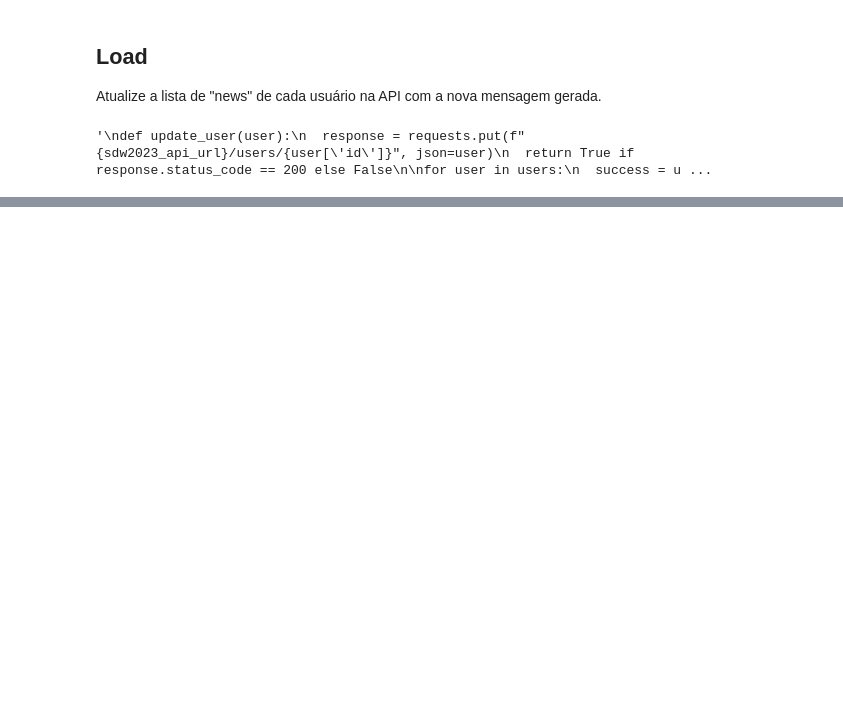
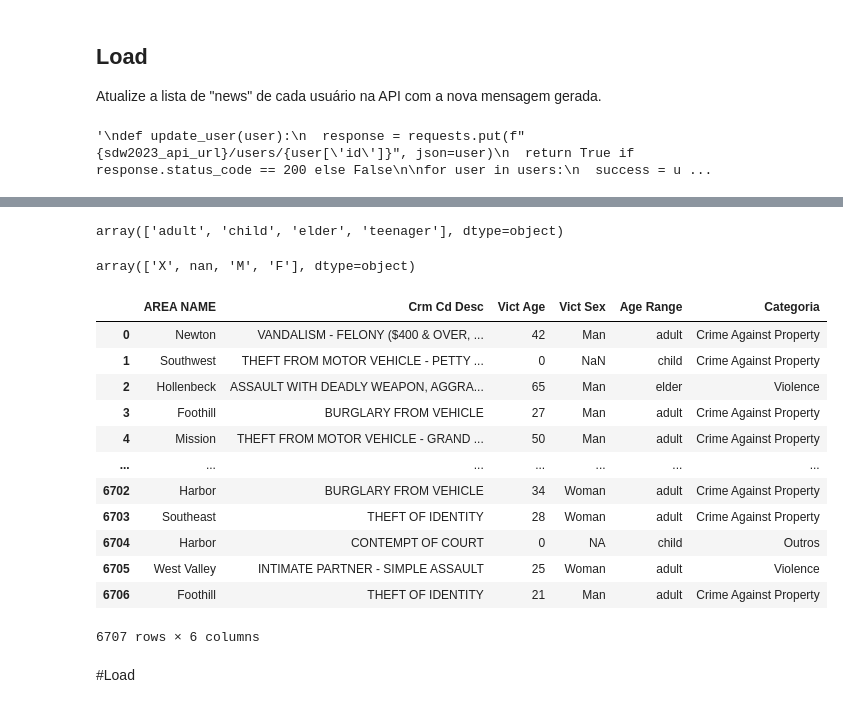
Before and after one commit to fnusda/santander-dev-week-2023-api, a Jupyter notebook: SantanderDevWeek2023.ipynb, the cells around one changed output, grey strips where cells are left out. Saved outputs shown, nothing was run; the diff lists cells and outputs as text; code cells hidden in the pictures; blank space fills up the shorter version.

```diff
--- a/SantanderDevWeek2023.ipynb
+++ b/SantanderDevWeek2023.ipynb
@@ -258,0 +284,11 @@ customers
+# %%
+colunas_para_remover = ['DR_NO', 'Date Rptd', 'DATE OCC', 'TIME OCC', 'AREA',
+                        'Rpt Dist No', 'Part 1-2', 'Crm Cd', 'Mocodes',
+                        'Vict Descent', 'Premis Cd', 'Weapon Used Cd', 'Status',
+                        'Status Desc', 'Crm Cd 1', 'Crm Cd 2', 'Crm Cd 3',
+                        'Crm Cd 4', 'LOCATION', 'Cross Street', 'LAT', 'LON',
+                        'Premis Desc', 'Weapon Desc']
+
+# Usa o método 'drop' para remover colunas
+dados_sample.reset_index(drop=True, inplace=True)
+dados_sample.drop(columns=colunas_para_remover, inplace=True)
@@ -258,0 +386,56 @@ customers
+# %%
+ages_range = (dados_sample['Age Range'].unique())
+ages_range
+# %% [output]
+array(['adult', 'child', 'elder', 'teenager'], dtype=object)
+# %%
+victim_gender = (dados_sample['Vict Sex'].unique())
+victim_gender
+# %% [output]
+array(['X', nan, 'M', 'F'], dtype=object)
+# %%
+# Substitui 'X' por 'NA'
+dados_sample['Vict Sex'] = dados_sample['Vict Sex'].replace('X', 'NA')
+
+# Substitui 'F' por 'Woman'
+dados_sample['Vict Sex'] = dados_sample['Vict Sex'].replace('F', 'Woman')
+
+# Substitui 'M' e 'H' por 'Man'
+dados_sample['Vict Sex'] = dados_sample['Vict Sex'].replace(['M', 'H'], 'Man')
+# %%
+import re
+
+def classificar_categoria(descricao):
+    descricao = descricao.upper()
+    if re.search(r'\bSEXUAL\b|\bRAPE\b|\bMOLESTATION\b', descricao):
+        return 'Sexual Crime'
+    elif re.search(r'\bVIOLENCE\b|\bASSAULT\b|\bHOMICIDE\b', descricao):
+        return 'Violence'
+    elif re.search(r'\bROBBERY\b', descricao):
+        return 'Robbery'
+    elif re.search(r'\bBURGLARY\b|\bTHEFT\b|\bVANDALISM\b', descricao):
+        return 'Crime Against Property'
+    else:
+        return 'Outros'
+
+# Aplicar a função para criar a coluna 'Categoria'
+dados_sample['Categoria'] = dados_sample['Crm Cd Desc'].apply(classificar_categoria)
+
+# Resultado
+dados_sample
+# %% [output]
+|  | AREA NAME | Crm Cd Desc | Vict Age | Vict Sex | Age Range | Categoria |
+| 0 | Newton | VANDALISM - FELONY ($400 & OVER, ... | 42 | Man | adult | Crime Against Property |
+| 1 | Southwest | THEFT FROM MOTOR VEHICLE - PETTY ... | 0 | NaN | child | Crime Against Property |
+| 2 | Hollenbeck | ASSAULT WITH DEADLY WEAPON, AGGRA... | 65 | Man | elder | Violence |
+| 3 | Foothill | BURGLARY FROM VEHICLE | 27 | Man | adult | Crime Against Property |
+| 4 | Mission | THEFT FROM MOTOR VEHICLE - GRAND ... | 50 | Man | adult | Crime Against Property |
+| ... | ... | ... | ... | ... | ... | ... |
+| 6702 | Harbor | BURGLARY FROM VEHICLE | 34 | Woman | adult | Crime Against Property |
+| 6703 | Southeast | THEFT OF IDENTITY | 28 | Woman | adult | Crime Against Property |
+| 6704 | Harbor | CONTEMPT OF COURT | 0 | NA | child | Outros |
+| 6705 | West Valley | INTIMATE PARTNER - SIMPLE ASSAULT | 25 | Woman | adult | Violence |
+| 6706 | Foothill | THEFT OF IDENTITY | 21 | Man | adult | Crime Against Property |
+6707 rows × 6 columns
+# %% [markdown]
+#Load
```
Also changed, not shown: parts of 15 cells of this notebook.
